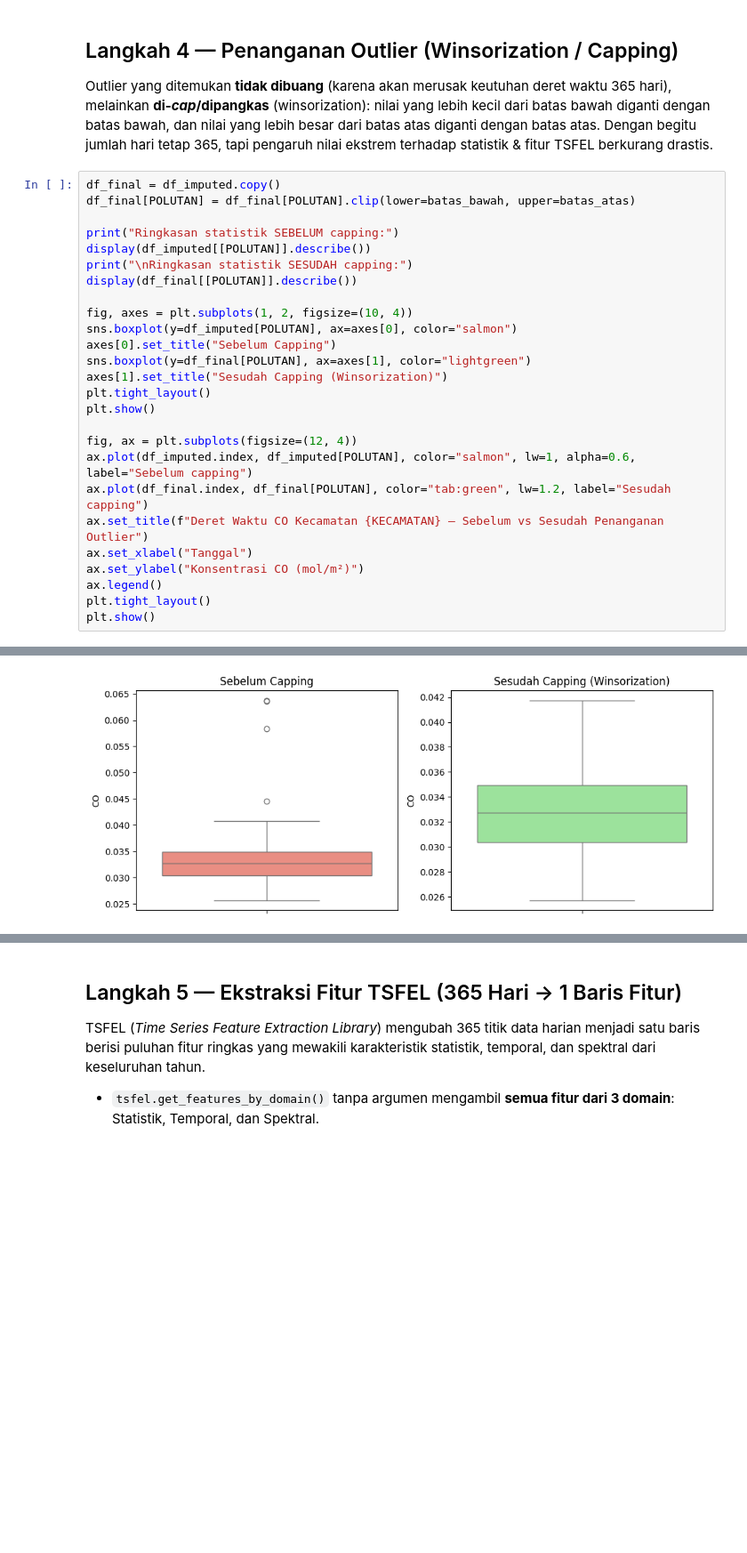
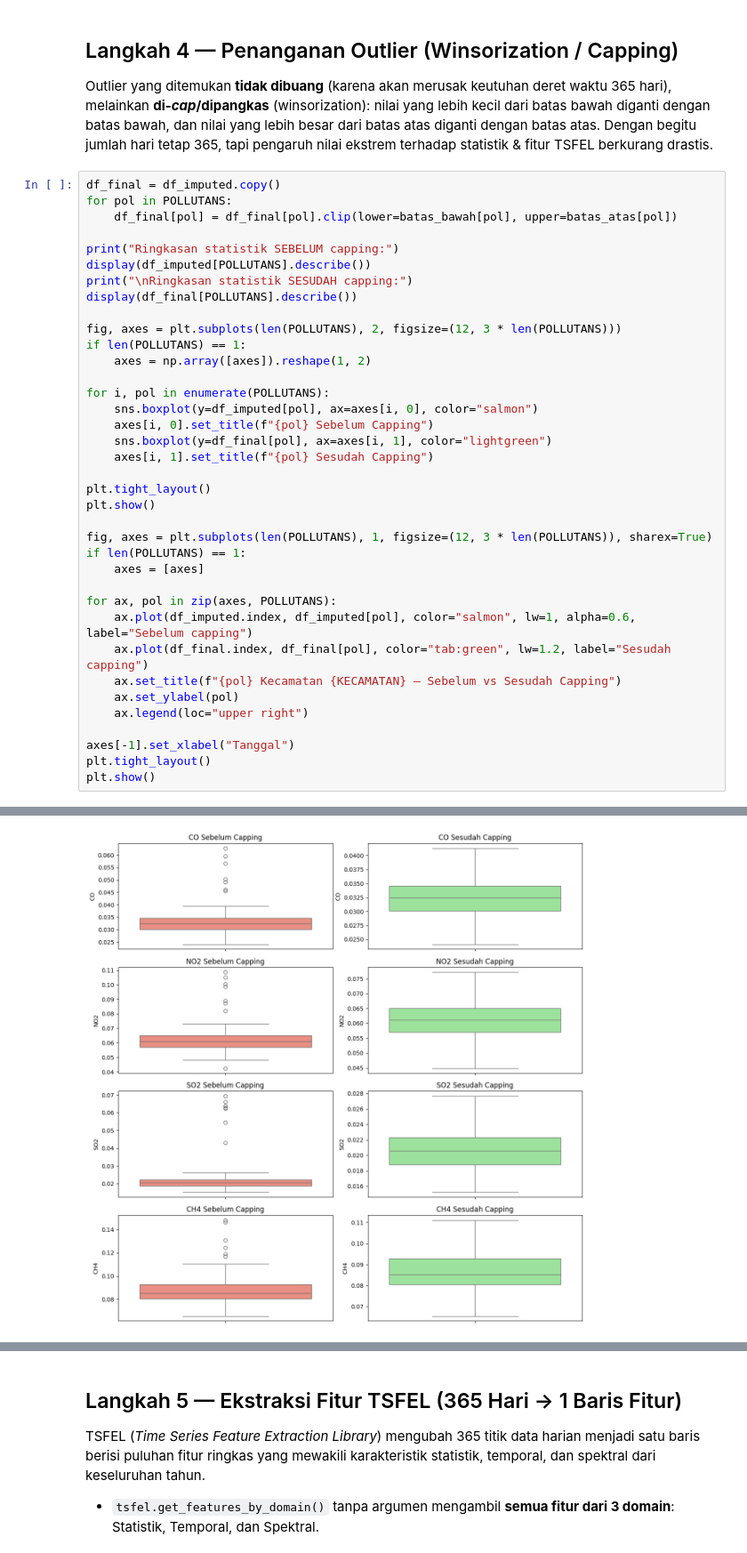
Before and after one commit to HANN050505/air-quality-sampang, a Jupyter notebook: materi/Analisis_Polutan_CO_Sokobanah.ipynb, the cells around one changed output, grey strips where cells are left out. Shown at 89% size. Saved outputs shown, nothing was run; the diff lists cells and outputs as text; blank space fills up the shorter version.

```diff
--- a/materi/Analisis_Polutan_CO_Sokobanah.ipynb
+++ b/materi/Analisis_Polutan_CO_Sokobanah.ipynb
@@ -304,28 +377,39 @@ Tanggal & nilai outlier yang ditemukan:
 Outlier yang ditemukan **tidak dibuang** (karena akan merusak keutuhan deret waktu 365 hari), melainkan **di-*cap*/dipangkas** (winsorization): nilai yang lebih kecil dari batas bawah diganti dengan batas bawah, dan nilai yang lebih besar dari batas atas diganti dengan batas atas. Dengan begitu jumlah hari tetap 365, tapi pengaruh nilai ekstrem terhadap statistik & fitur TSFEL berkurang drastis.
 # %%
 df_final = df_imputed.copy()
-df_final[POLUTAN] = df_final[POLUTAN].clip(lower=batas_bawah, upper=batas_atas)
+for pol in POLLUTANS:
+    df_final[pol] = df_final[pol].clip(lower=batas_bawah[pol], upper=batas_atas[pol])
 
 print("Ringkasan statistik SEBELUM capping:")
-display(df_imputed[[POLUTAN]].describe())
+display(df_imputed[POLLUTANS].describe())
 print("\nRingkasan statistik SESUDAH capping:")
-display(df_final[[POLUTAN]].describe())
+display(df_final[POLLUTANS].describe())
 
-fig, axes = plt.subplots(1, 2, figsize=(10, 4))
-sns.boxplot(y=df_imputed[POLUTAN], ax=axes[0], color="salmon")
-axes[0].set_title("Sebelum Capping")
-sns.boxplot(y=df_final[POLUTAN], ax=axes[1], color="lightgreen")
-axes[1].set_title("Sesudah Capping (Winsorization)")
+fig, axes = plt.subplots(len(POLLUTANS), 2, figsize=(12, 3 * len(POLLUTANS)))
+if len(POLLUTANS) == 1:
+    axes = np.array([axes]).reshape(1, 2)
+
+for i, pol in enumerate(POLLUTANS):
+    sns.boxplot(y=df_imputed[pol], ax=axes[i, 0], color="salmon")
+    axes[i, 0].set_title(f"{pol} Sebelum Capping")
+    sns.boxplot(y=df_final[pol], ax=axes[i, 1], color="lightgreen")
+    axes[i, 1].set_title(f"{pol} Sesudah Capping")
+
 plt.tight_layout()
 plt.show()
 
-fig, ax = plt.subplots(figsize=(12, 4))
-ax.plot(df_imputed.index, df_imputed[POLUTAN], color="salmon", lw=1, alpha=0.6, label="Sebelum capping")
-ax.plot(df_final.index, df_final[POLUTAN], color="tab:green", lw=1.2, label="Sesudah capping")
-ax.set_title(f"Deret Waktu CO Kecamatan {KECAMATAN} — Sebelum vs Sesudah Penanganan Outlier")
-ax.set_xlabel("Tanggal")
-ax.set_ylabel("Konsentrasi CO (mol/m²)")
-ax.legend()
+fig, axes = plt.subplots(len(POLLUTANS), 1, figsize=(12, 3 * len(POLLUTANS)), sharex=True)
+if len(POLLUTANS) == 1:
+    axes = [axes]
+
+for ax, pol in zip(axes, POLLUTANS):
+    ax.plot(df_imputed.index, df_imputed[pol], color="salmon", lw=1, alpha=0.6, label="Sebelum capping")
+    ax.plot(df_final.index, df_final[pol], color="tab:green", lw=1.2, label="Sesudah capping")
+    ax.set_title(f"{pol} Kecamatan {KECAMATAN} — Sebelum vs Sesudah Capping")
+    ax.set_ylabel(pol)
+    ax.legend(loc="upper right")
+
+axes[-1].set_xlabel("Tanggal")
 plt.tight_layout()
 plt.show()
 # %% [output]
@@ -352 +436 @@ Ringkasan statistik SESUDAH capping:
-[figure, old version]
+[figure, new version]
```
Also changed, not shown: parts of 11 cells of this notebook, 3 other files.
